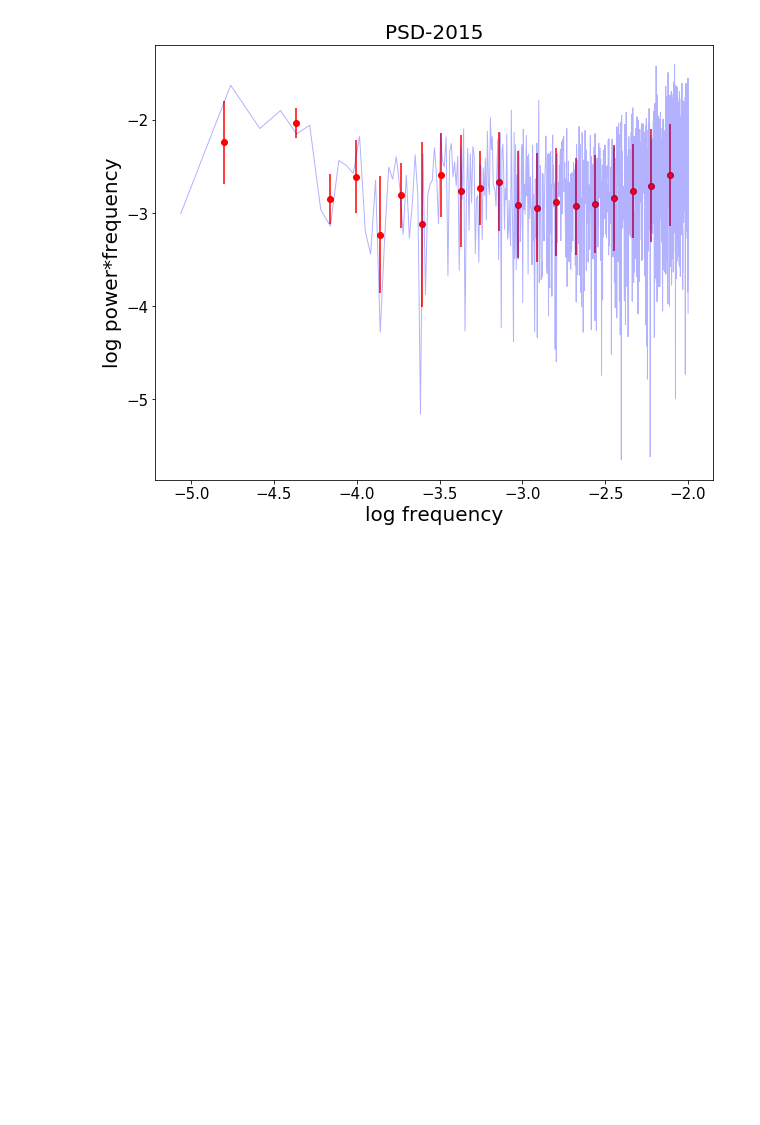
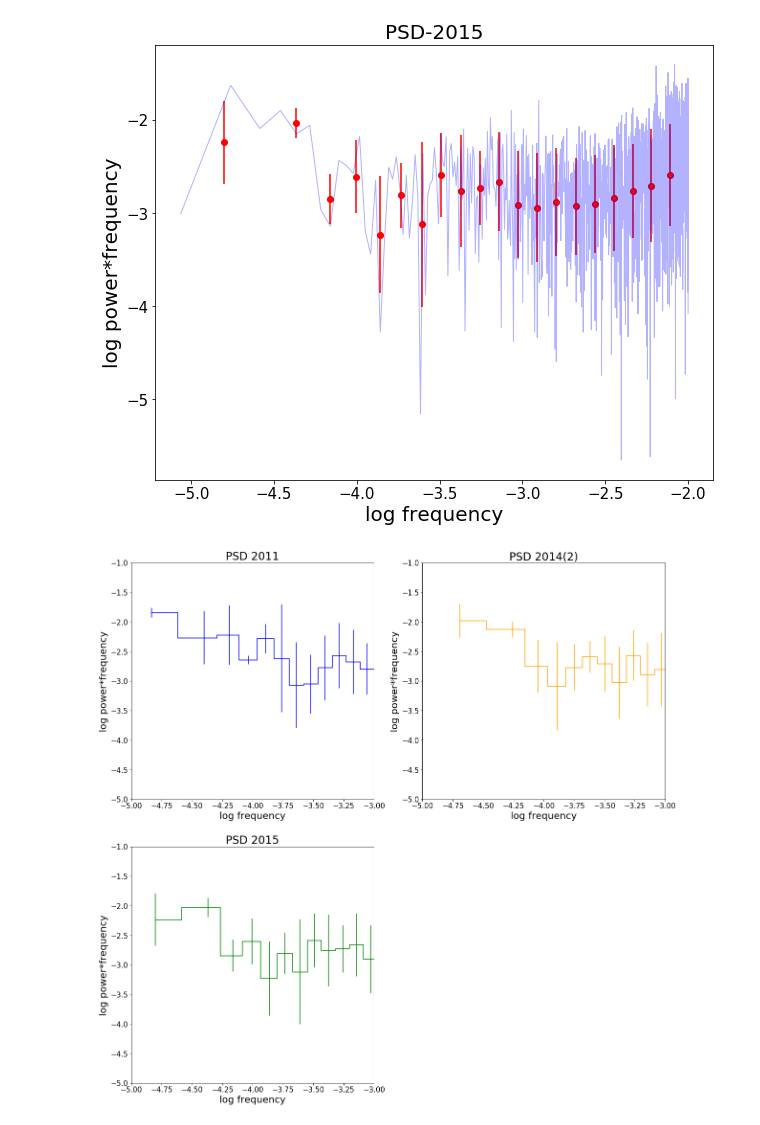
Before and after one commit to Ylllllax/Graduation-thesis-work-2019, a Jupyter notebook: PG1244+026/PSD PG1244+026.ipynb, the cells around one changed output. Drawn from its saved outputs; the diff is of its cells as text; code cells hidden in the pictures; blank space fills up the shorter version.

```diff
--- a/PG1244+026/PSD PG1244+026.ipynb
+++ b/PG1244+026/PSD PG1244+026.ipynb
@@ -192,3 +247,39 @@ test.to_csv('perlist15.csv')
 #test.to_csv('perlistbinned15.csv')
 # %% [output]
 [figure]
+# %%
+fig= plt.figure(figsize=(20,20))
+ax1 = plt.subplot(221)
+ax2 = plt.subplot(222)
+ax3 = plt.subplot(223)
+
+ax1.step(F1_binned_11, p_times_f_data_b_11, where='mid',color="b")
+ax2.step(F1_binned_142, p_times_f_data_b_142, where='mid',color="orange")
+ax3.step(F1_binned_15, p_times_f_data_b_15, where='mid', color="g")
+
+ax1.errorbar(F1_binned_11, p_times_f_data_b_11, yerr=per_data_b_std_11, fmt=',',color="b", label='2011')
+ax2.errorbar(F1_binned_142, p_times_f_data_b_142, yerr=per_data_b_std_142, fmt=',',color="orange", label='2014(2)')
+ax3.errorbar(F1_binned_15, p_times_f_data_b_15, yerr=per_data_b_std_15, fmt=',',color="g",label='2015')
+
+
+ax1.set_xlabel("log frequency",fontsize=20)
+ax1.set_ylabel("log power*frequency",fontsize=20)
+ax1.set_xlim(-5.0,-3.0)
+ax1.set_ylim(-5,-1)
+ax1.tick_params(labelsize=15)
+ax1.set_title("PSD 2011",fontsize=23)
+ax2.set_xlabel("log frequency",fontsize=20)
+ax2.set_ylabel("log power*frequency",fontsize=20)
+ax2.set_xlim(-5.0,-3.0)
+ax2.set_ylim(-5,-1)
+ax2.tick_params(labelsize=15)
+ax2.set_title("PSD 2014(2)",fontsize=23)
+ax3.set_xlabel("log frequency",fontsize=20)
+ax3.set_ylabel("log power*frequency",fontsize=20)
+ax3.set_xlim(-5.0,-3.0)
+ax3.set_ylim(-5,-1)
+ax3.tick_params(labelsize=15)
+ax3.set_title("PSD 2015",fontsize=23)
+plt.show()
+# %% [output]
+[figure, added]
```
Also changed, not shown: parts of 1 cell of this notebook, 2 other files.
